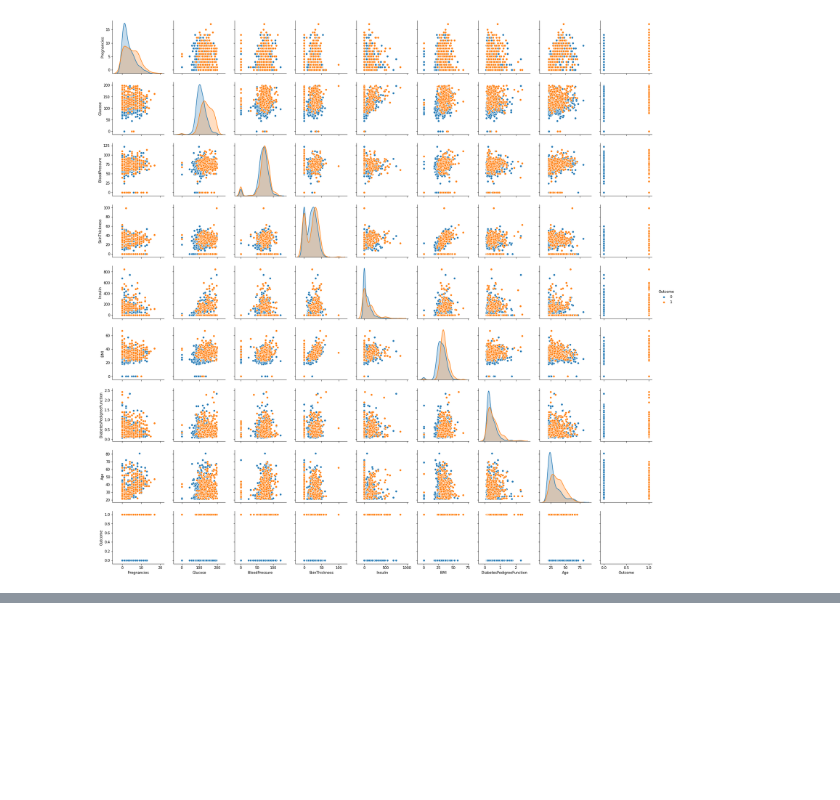
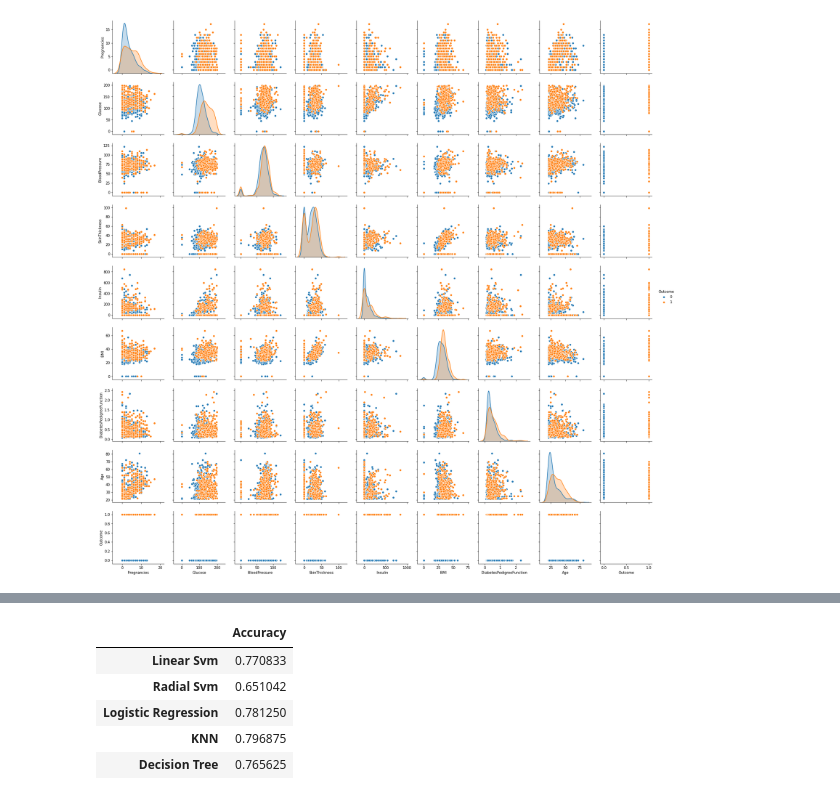
Before and after one commit to Suhail727/Data-Science-Projects, a Jupyter notebook: Pima Indians Diabetes Database/Pima_Indians_Diabetes_Database.ipynb, the cells around one changed output, grey strips where cells are left out. Drawn from its saved outputs; the diff is of its cells as text; code cells hidden in the pictures; blank space fills up the shorter version.

```diff
--- a/Pima Indians Diabetes Database/Pima_Indians_Diabetes_Database.ipynb
+++ b/Pima Indians Diabetes Database/Pima_Indians_Diabetes_Database.ipynb
@@ -73,0 +183,19 @@ sns.pairplot(data=diab,hue='Outcome',diag_kind='kde')
+# %%
+abc=[]
+classifiers=['Linear Svm','Radial Svm','Logistic Regression','KNN','Decision Tree']
+models=[svm.SVC(kernel='linear',gamma='auto'),svm.SVC(kernel='rbf',gamma='auto'),LogisticRegression(solver='lbfgs', max_iter=1000),KNeighborsClassifier(n_neighbors=7),DecisionTreeClassifier()]
+for i in models:
+    model = i
+    model.fit(train_X,train_Y)
+    prediction=model.predict(test_X)
+    abc.append(metrics.accuracy_score(prediction,test_Y))
+models_dataframe=pd.DataFrame(abc,index=classifiers)
+models_dataframe.columns=['Accuracy']
+models_dataframe
+# %% [output]
+|  | Accuracy |
+| Linear Svm | 0.770833 |
+| Radial Svm | 0.651042 |
+| Logistic Regression | 0.781250 |
+| KNN | 0.796875 |
+| Decision Tree | 0.765625 |
```
Also changed, not shown: parts of 17 cells of this notebook.
